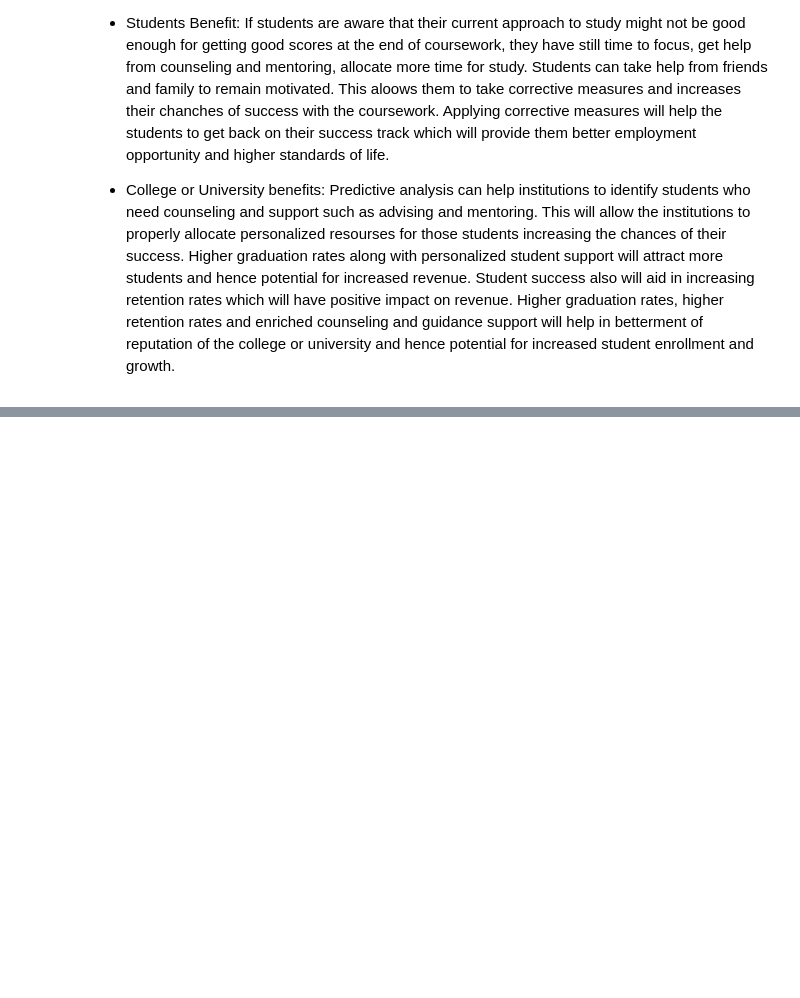
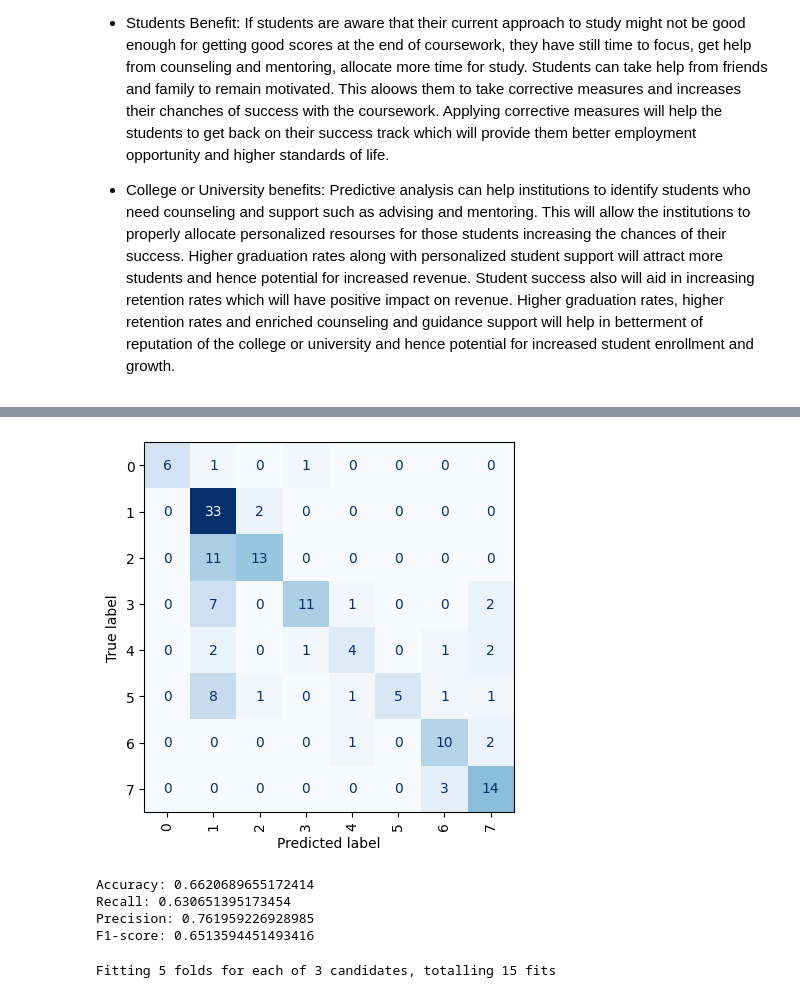
Before and after one commit to biswajit-bellevue/DSC550, a Jupyter notebook: project/SharmaDSC550TermProjectStudent.ipynb, the cells around one changed output, grey strips where cells are left out. Drawn from its saved outputs; the diff is of its cells as text; code cells hidden in the pictures; blank space fills up the shorter version.

```diff
--- a/project/SharmaDSC550TermProjectStudent.ipynb
+++ b/project/SharmaDSC550TermProjectStudent.ipynb
@@ -19,0 +25,2 @@ https://archive.ics.uci.edu/dataset/856/higher+education+students+performance+ev
+# %%
+df = pd.read_csv("student_data.csv")
@@ -19,0 +62,13 @@ https://archive.ics.uci.edu/dataset/856/higher+education+students+performance+ev
+# %%
+decision_tree = DecisionTreeClassifier(random_state=1)
+hyperparameters = {
+    "max_depth":[5, 10, 20, 50]
+}
+gcv = GridSearchCV(
+    decision_tree,
+    hyperparameters,
+    cv=5,
+    verbose=1
+)
+# %%
+best_model = gcv.fit(df.iloc[0:, 1:-1], df["GRADE"])
@@ -19,0 +93,18 @@ https://archive.ics.uci.edu/dataset/856/higher+education+students+performance+ev
+# %%
+predicted_test = best_model.predict(df.iloc[0:, 1:-1])
+# %%
+ConfusionMatrixDisplay.from_predictions(df["GRADE"], predicted_test, colorbar=False, cmap="Blues")
+plt.xticks(rotation=90)
+plt.show()
+# %% [output]
+[figure, added]
+# %%
+print(f"Accuracy: {accuracy_score(df['GRADE'], predicted_test)}")
+print(f"Recall: {recall_score(df['GRADE'], predicted_test, average='macro')}")
+print(f"Precision: {precision_score(df['GRADE'], predicted_test, average='macro')}")
+print(f"F1-score: {f1_score(df['GRADE'], predicted_test,average='macro')}")
+# %% [output]
+Accuracy: 0.6620689655172414
+Recall: 0.630651395173454
+Precision: 0.761959226928985
+F1-score: 0.6513594451493416
@@ -19,0 +122,4 @@ https://archive.ics.uci.edu/dataset/856/higher+education+students+performance+ev
+# %%
+best_model_forest = gcv.fit(features_train, target_train)
+# %% [output]
+Fitting 5 folds for each of 3 candidates, totalling 15 fits
```
Also changed, not shown: parts of 14 cells of this notebook, 3 other files.
